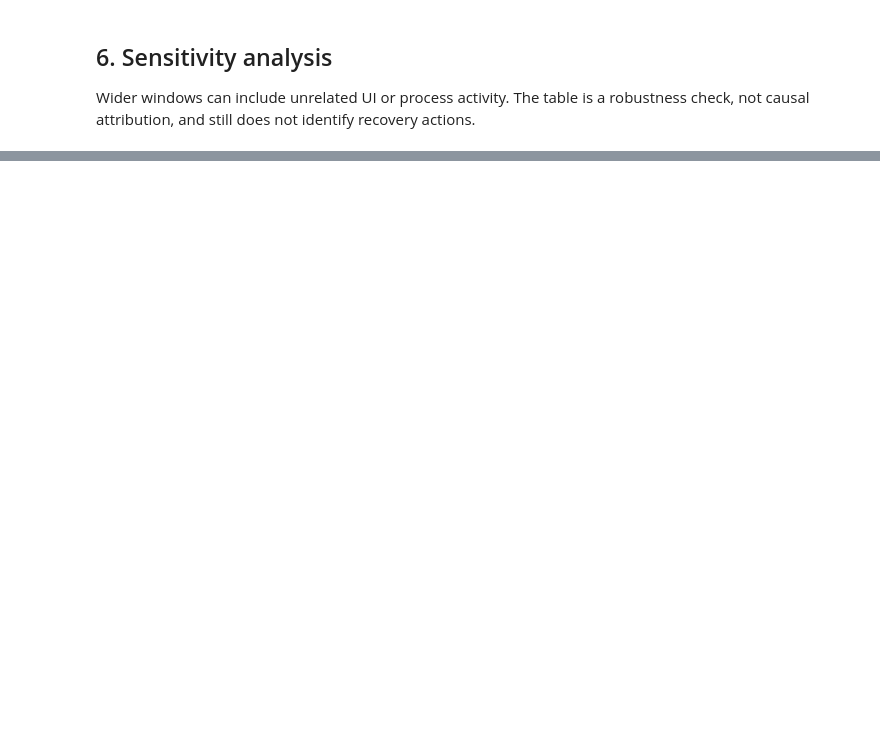
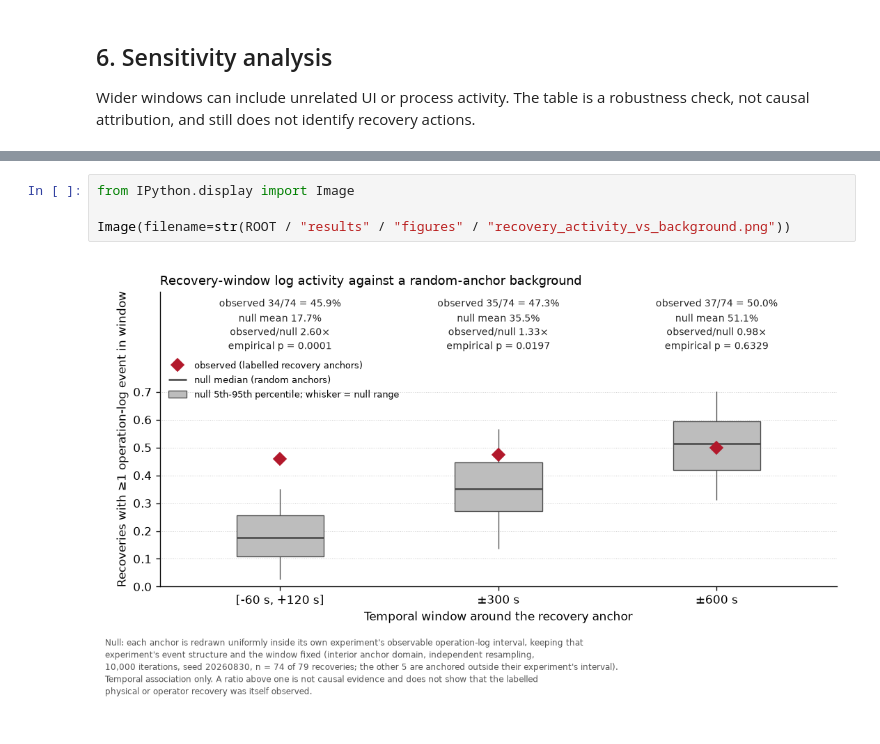
Before and after one commit to VivienP/lab-log-observability-audit, a Jupyter notebook: notebooks/audit.ipynb, the cells around one changed output, grey strips where cells are left out. Drawn from its saved outputs; the diff is of its cells as text; blank space fills up the shorter version.

```diff
--- a/notebooks/audit.ipynb
+++ b/notebooks/audit.ipynb
@@ -97,0 +211,6 @@ This is a two-dataset audit, not a universal estimate for laboratory automation.
+# %%
+from IPython.display import Image
+
+Image(filename=str(ROOT / "results" / "figures" / "recovery_activity_vs_background.png"))
+# %% [output]
+[figure, added]
```
Also changed, not shown: parts of 16 cells of this notebook, 21 other files.
